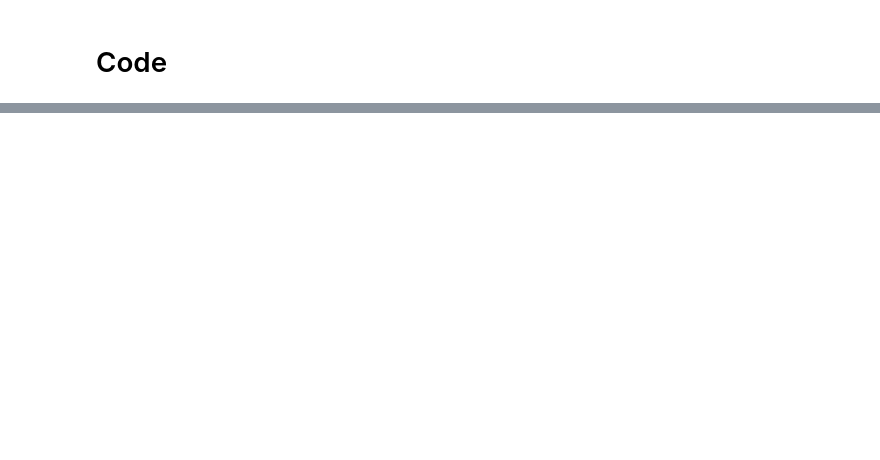
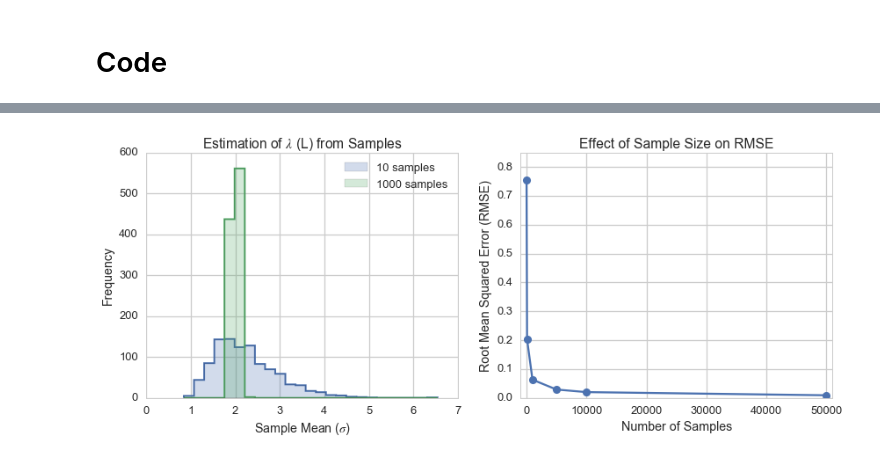
Before and after one commit to anhlbt/dsp, a Jupyter notebook: statistics/8-2-sampling_dist.ipynb, the cells around one changed output, grey strips where cells are left out. Saved outputs shown, nothing was run; the diff lists cells and outputs as text; code cells hidden in the pictures; blank space fills up the shorter version.

```diff
--- a/statistics/8-2-sampling_dist.ipynb
+++ b/statistics/8-2-sampling_dist.ipynb
@@ -32,0 +67,12 @@ from load_ThinkStats import load_FemPreg
+# %%
+# The number of samples to draw
+n_list = [10, 100, 1000, 5000, 10000, 50000]
+
+L_calculate = [ ( stats.expon.rvs(scale=1./lam, size=n_experiments*n)
+                  .reshape((n_experiments, -1))
+                  .mean(axis=1)**(-1)
+                ) for n in n_list ]
+
+L_calculate = pd.concat([pd.Series(x) for x in L_calculate], axis=1)
+L_calculate.columns = n_list
+L_calculate.columns.name = 'Samples'
@@ -32,0 +82,5 @@ from load_ThinkStats import load_FemPreg
+# %%
+fit_statistics = pd.concat([L_calculate.RMSE(lam),
+                            L_calculate.quantile(0.05),
+                            L_calculate.quantile(0.95)], axis=1)
+fit_statistics.columns = ['RMSE', 'CI_5th', 'CI_95th']
@@ -32,0 +104,48 @@ from load_ThinkStats import load_FemPreg
+# %%
+sns.set_context('talk')
+sns.set_style('whitegrid')
+
+fig, [ax1, ax2] = plt.subplots(ncols=2)
+fig.set_size_inches(14, 5)
+
+colors = sns.palettes.color_palette()
+
+_, bins, _ = ax1.hist(L_calculate[10].values,
+                      bins=25,
+                      histtype='step',
+                      lw=2.0,
+                      color=colors[0])
+
+_ = ax1.hist(L_calculate[10].values,
+             bins=bins,
+             histtype='stepfilled',
+             alpha=0.25,
+             color=colors[0],
+             label='10 samples')
+
+_ = ax1.hist(L_calculate[1000].values,
+             bins=bins,
+             histtype='step',
+             lw=2.0,
+             color=colors[1])
+
+_ = ax1.hist(L_calculate[1000].values,
+             bins=bins,
+             histtype='stepfilled',
+             alpha=0.25,
+             color=colors[1],
+             label='1000 samples')
+
+_ = ax1.set_ylabel('Frequency')
+_ = ax1.set_xlabel('Sample Mean ($\sigma$)')
+_ = ax1.set_title('Estimation of $\lambda$ (L) from Samples')
+_ = ax1.legend(loc=0)
+
+fit_statistics['RMSE'].plot(marker='o', ax=ax2)
+_ = ax2.set_xlabel('Number of Samples')
+_ = ax2.set_ylabel('Root Mean Squared Error (RMSE)')
+_ = ax2.set_title('Effect of Sample Size on RMSE')
+_ = ax2.set_xlim(-1000, fit_statistics.index.max()+1000)
+_ = ax2.set_ylim(0.0, 0.85)
+# %% [output]
+[figure, added]
```
Also changed, not shown: parts of 13 cells of this notebook, 3 other files.
